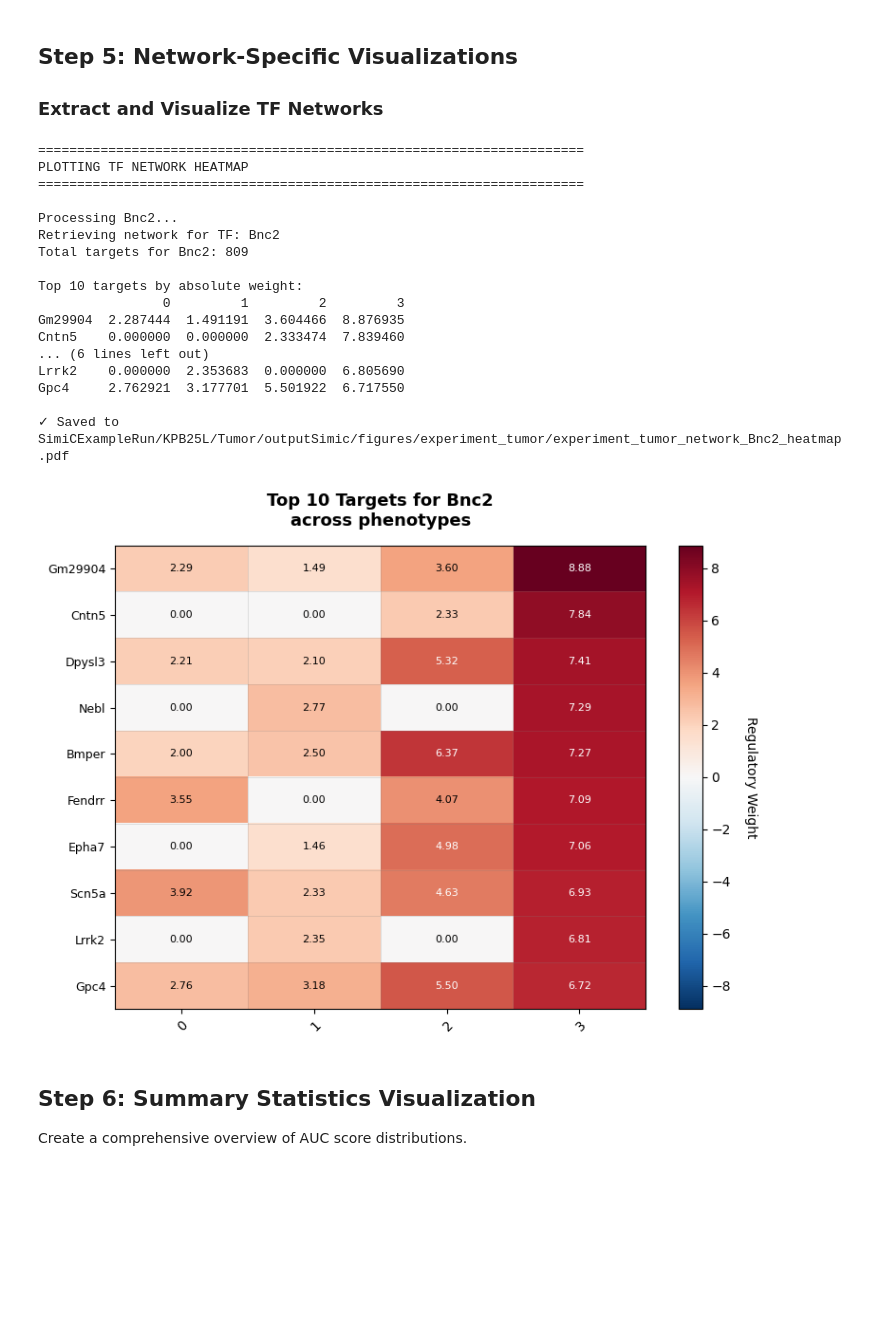
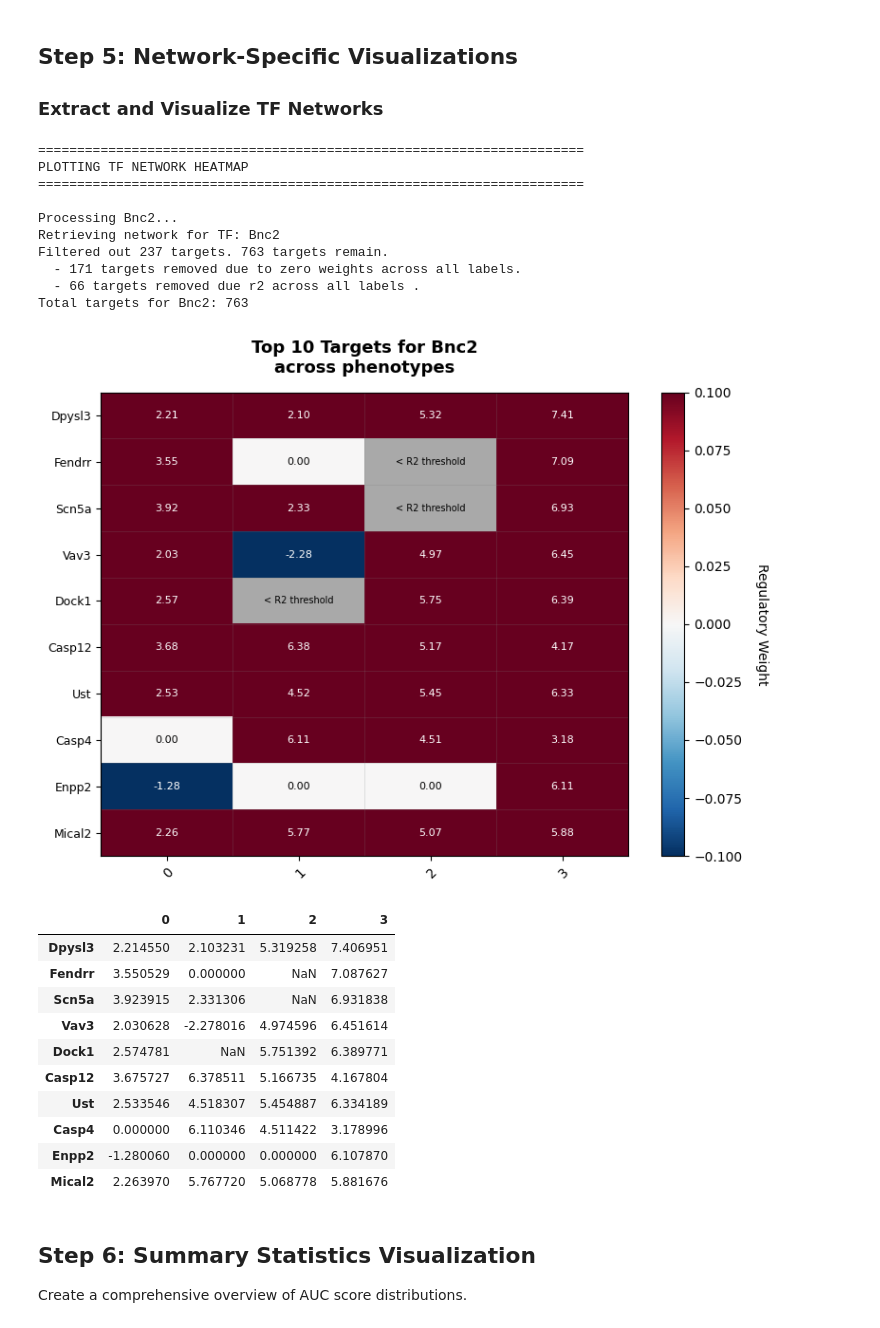
Before and after one commit to ML4BM-Lab/SimiCPipeline, a Jupyter notebook: notebooks/Tutorial_SimiCPipeline_visualization.ipynb, the cells around one changed output. Saved outputs shown, nothing was run; the diff lists cells and outputs as text; code cells hidden in the pictures; blank space fills up the shorter version.

```diff
--- a/notebooks/Tutorial_SimiCPipeline_visualization.ipynb
+++ b/notebooks/Tutorial_SimiCPipeline_visualization.ipynb
@@ -448,26 +486,39 @@ Calculating dissimilarity scores...
 
 ### Extract and Visualize TF Networks
 # %%
-viz.plot_tf_network_heatmap("Bnc2", top_n_targets=10, save=True)
+fig, df = viz.plot_tf_network_heatmap("Bnc2",
+                            top_n_targets = 10,
+                            r2_threshold= 0.7,
+                            labels= [0,1],
+                            cmap = 'RdBu_r',
+                            save =False,
+                            mute = True)
 # %% [output]
 ======================================================================
 PLOTTING TF NETWORK HEATMAP
 ======================================================================
 
 Processing Bnc2...
 Retrieving network for TF: Bnc2
-Total targets for Bnc2: 809
-
-Top 10 targets by absolute weight:
-                0         1         2         3
-Gm29904  2.287444  1.491191  3.604466  8.876935
-Cntn5    0.000000  0.000000  2.333474  7.839460
-... (6 lines left out)
-Lrrk2    0.000000  2.353683  0.000000  6.805690
-Gpc4     2.762921  3.177701  5.501922  6.717550
-
-✓ Saved to SimiCExampleRun/KPB25L/Tumor/outputSimic/figures/experiment_tumor/experiment_tumor_network_Bnc2_heatmap.pdf
+Filtered out 237 targets. 763 targets remain.
+  - 171 targets removed due to zero weights across all labels.
+  - 66 targets removed due r2 across all labels .
+Total targets for Bnc2: 763
-[figure, old version]
+[figure, new version]
+# %%
+df.head(10)
+# %% [output]
+|  | 0 | 1 | 2 | 3 |
+| Dpysl3 | 2.214550 | 2.103231 | 5.319258 | 7.406951 |
+| Fendrr | 3.550529 | 0.000000 | NaN | 7.087627 |
+| Scn5a | 3.923915 | 2.331306 | NaN | 6.931838 |
+| Vav3 | 2.030628 | -2.278016 | 4.974596 | 6.451614 |
+| Dock1 | 2.574781 | NaN | 5.751392 | 6.389771 |
+| Casp12 | 3.675727 | 6.378511 | 5.166735 | 4.167804 |
+| Ust | 2.533546 | 4.518307 | 5.454887 | 6.334189 |
+| Casp4 | 0.000000 | 6.110346 | 4.511422 | 3.178996 |
+| Enpp2 | -1.280060 | 0.000000 | 0.000000 | 6.107870 |
+| Mical2 | 2.263970 | 5.767720 | 5.068778 | 5.881676 |
 # %% [markdown]
 ## Step 6: Summary Statistics Visualization
 
```
Also changed, not shown: parts of 17 cells of this notebook, 2 other files.
